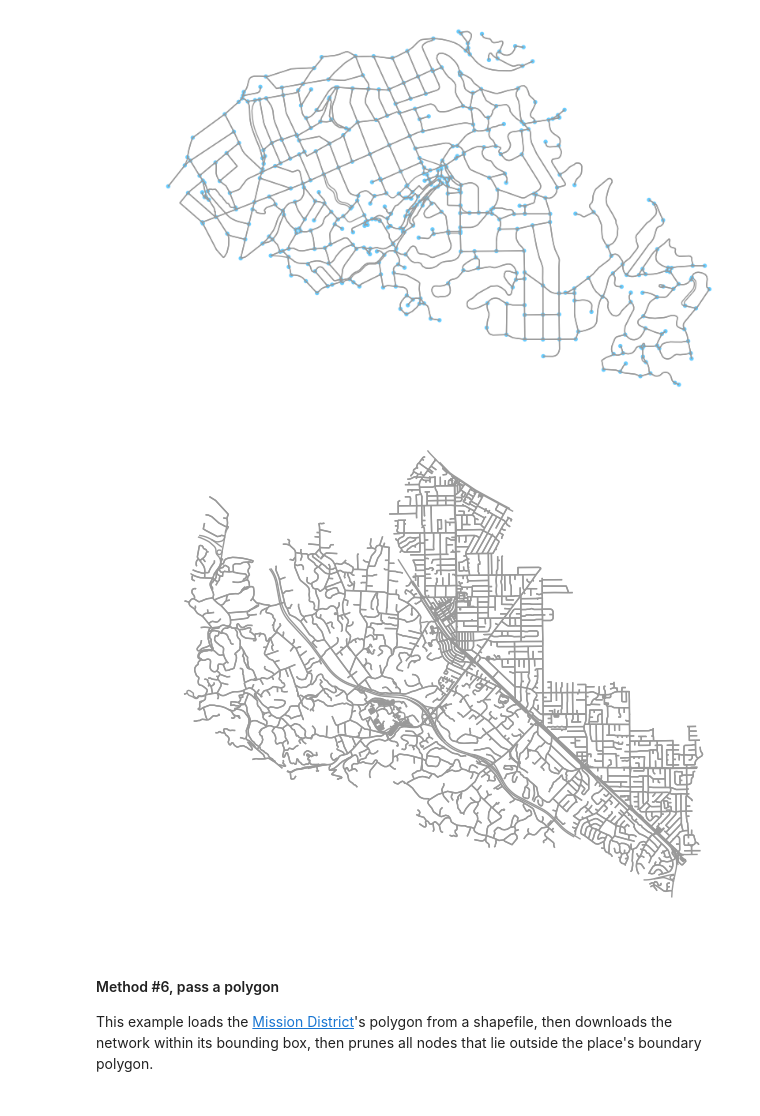
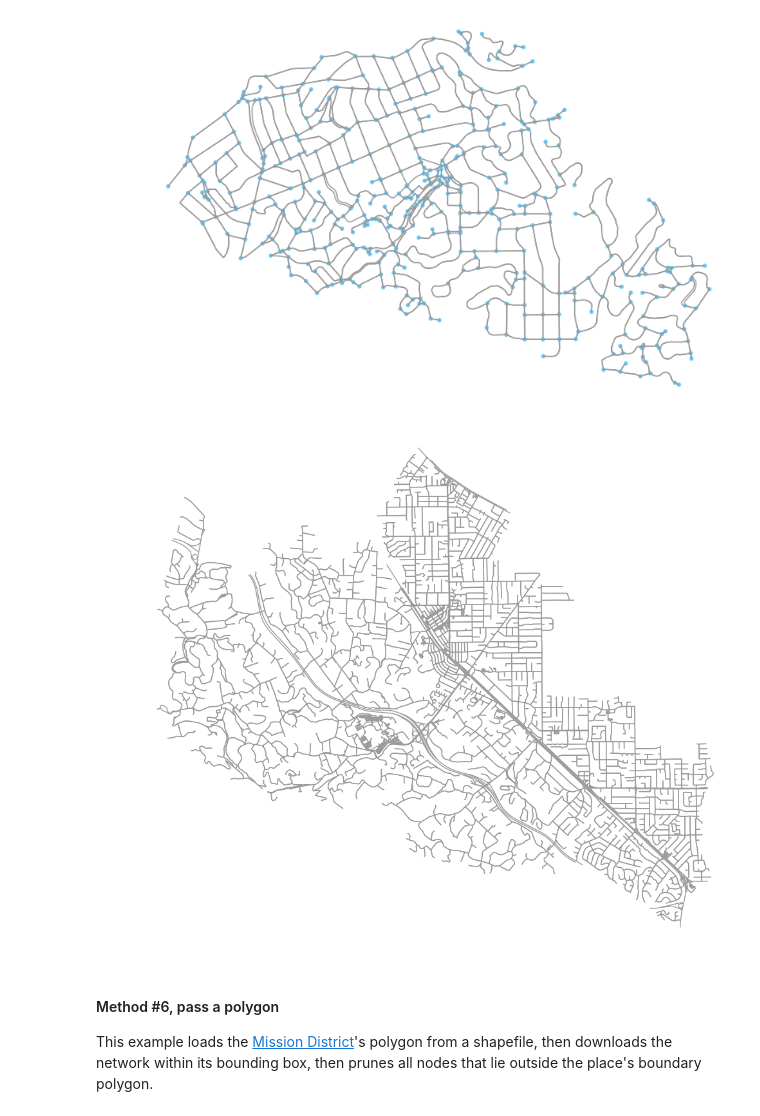
Before and after one commit to gboeing/osmnx, a Jupyter notebook: 01-overview-osmnx.ipynb, the cells around one changed output. Cells and saved outputs as stored; diff of their text form; code cells hidden in the pictures.

```diff
--- a/01-overview-osmnx.ipynb
+++ b/01-overview-osmnx.ipynb
@@ -119,14 +122,14 @@ fig, ax = ox.plot_graph(G5_projected)
 # %%
 # you can also pass multiple places as a mixed list of strings and/or structured queries
 places = ['Los Altos, California, USA',
           {'city':'Los Altos Hills', 'state':'California'},
           'Loyola, California']
 G5 = ox.graph_from_place(places, clean_periphery=False)
 G5_projected = ox.project_graph(G5)
-fig, ax = ox.plot_graph(G5_projected, node_size=0)
+fig, ax = ox.plot_graph(G5_projected, fig_height=10, node_size=0)
 ox.save_graph_shapefile(G5, filename='false')
 # %% [output]
-[figure, old version]
+[figure, new version]
 # %% [markdown]
 #### Method #6, pass a polygon ####
 
```
Also changed, not shown: parts of 7 cells of this notebook, 5 other files.
